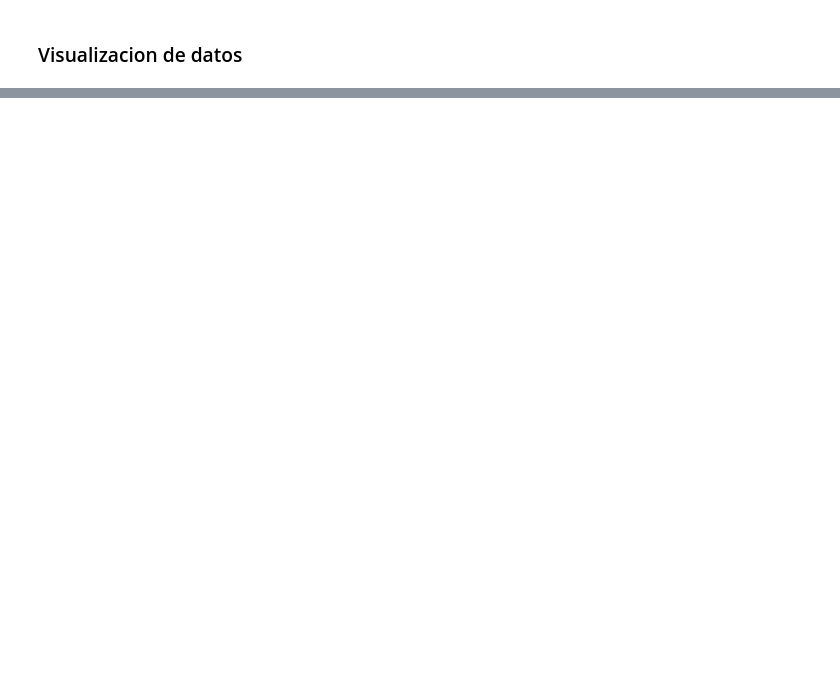
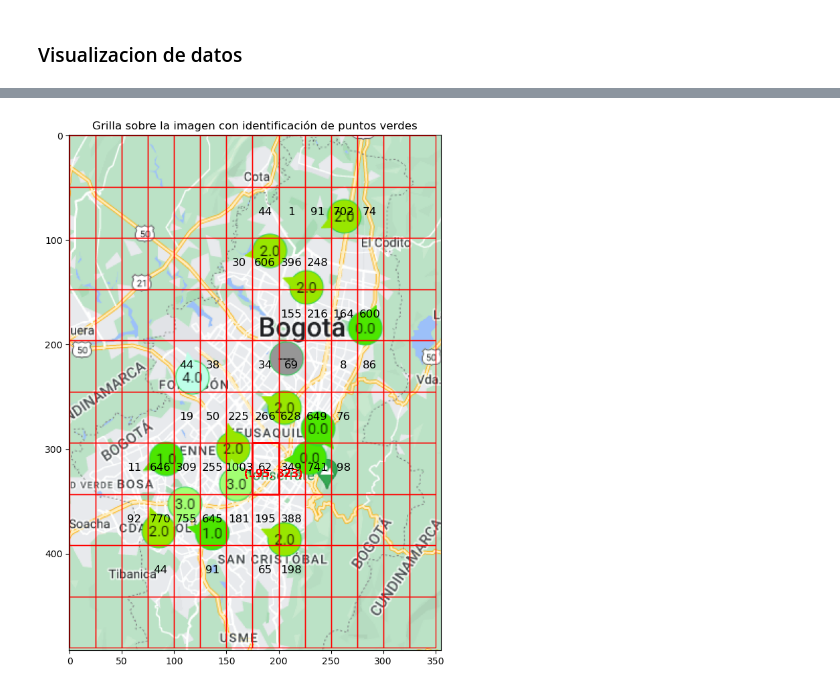
Before and after one commit to svargasro/Wildfire-Smoke-Spread-Over-Bogot-Workshops, a Jupyter notebook: Proyecto Final/Codigo/Analisis de Datos/Polucion/mapa_contaminacion.ipynb, the cells around one changed output, grey strips where cells are left out. Cells and saved outputs as stored; diff of their text form; code cells hidden in the pictures; blank space fills up the shorter version.

```diff
--- a/Proyecto Final/Codigo/Analisis de Datos/Polucion/mapa_contaminacion.ipynb
+++ b/Proyecto Final/Codigo/Analisis de Datos/Polucion/mapa_contaminacion.ipynb
@@ -104,0 +326,77 @@ Mapa(data)
+# %%
+# Posicionar las estaciones en la grilla de manera automatica
+# Cargar la imagen
+image_path = '../Map.png'
+image = cv2.imread(image_path)
+image_rgb = cv2.cvtColor(image, cv2.COLOR_BGR2RGB)
+
+# Definir el tamaño de la grilla
+grid_size = (Lx, Ly)  # 10 filas y 14 columnas
+
+# Dimensiones de la imagen
+height, width, _ = image.shape
+
+# Tamaño de cada celda de la grilla
+cell_height = height // grid_size[0]
+cell_width = width // grid_size[1]
+
+# Crear una figura para visualizar la imagen y la grilla
+fig, ax = plt.subplots(figsize=(10, 10))
+ax.imshow(image_rgb)
+
+# Identificar puntos verdes y superponer la grilla
+for i in range(grid_size[0]):
+    for j in range(grid_size[1]):
+        # Coordenadas (nodos) de la celda actual
+        start_x = j * cell_width
+        start_y = i * cell_height
+        end_x = (j + 1) * cell_width
+        end_y = (i + 1) * cell_height
+
+        # Extraer la celda de la imagen
+        cell = image[start_y:end_y, start_x:end_x]
+
+        # Convertir la celda a espacio de color HSV para identificar el color verde
+        cell_hsv = cv2.cvtColor(cell, cv2.COLOR_BGR2HSV)
+
+        # Definir el rango de color verde en HSV
+        lower_green = np.array([35, 100, 100])
+        upper_green = np.array([85, 255, 255])
+
+        # Crear una máscara para los píxeles verdes
+        mask = cv2.inRange(cell_hsv, lower_green, upper_green)
+
+        # Contar los píxeles verdes en la celda
+        green_count = cv2.countNonZero(mask)
+
+
+        # Si se detectan píxeles verdes, marcar la celda
+        if green_count > 0:
+            plt.text(start_x + cell_width // 2, start_y + cell_height // 2, f'{green_count}', color='black', fontsize=12, ha='center', va='center')
+            # Dibujar los contornos y encontrar las posiciones de los triángulos
+            for contour in contours:
+                if detect_triangle(contour):
+                    # Obtener el centro del contorno
+                    M = cv2.moments(contour)
+                    if M['m00'] != 0:
+                        cx = int(M['m10'] / M['m00'])
+                        cy = int(M['m01'] / M['m00'])
+                        print("Centro del triangulo",cx//cell_width,cy//cell_height)
+                        # Dibujar un círculo en el centro del contorno
+                        cv2.circle(image_rgb, (cx, cy), 5, (255, 0, 0), -1)
+                        # Anotar la posición en la imagen
+                        plt.text(cx, cy, f'({cx}, {cy})', color='red', fontsize=12, ha='center', va='center')
+
+                        # Determinar en qué celda de la grilla se encuentra el triángulo
+                        cell_x = cx // cell_width
+                        cell_y = cy // cell_height
+                        # Dibujar un rectángulo en la celda correspondiente
+                        rect = patches.Rectangle((cell_x * cell_width, cell_y * cell_height), cell_width, cell_height, linewidth=1, edgecolor='r', facecolor='none')
+                        ax.add_patch(rect)
+        # Superponer la grilla
+        rect = patches.Rectangle((start_x, start_y), cell_width, cell_height, linewidth=1, edgecolor='r', facecolor='none')
+        ax.add_patch(rect)
+
+plt.title('Grilla sobre la imagen con identificación de puntos verdes')
+plt.show()
+# %% [output]
@@ -104,0 +420 @@ Mapa(data)
+[figure, added]
```
Also changed, not shown: parts of 14 cells of this notebook, 3 other files.
